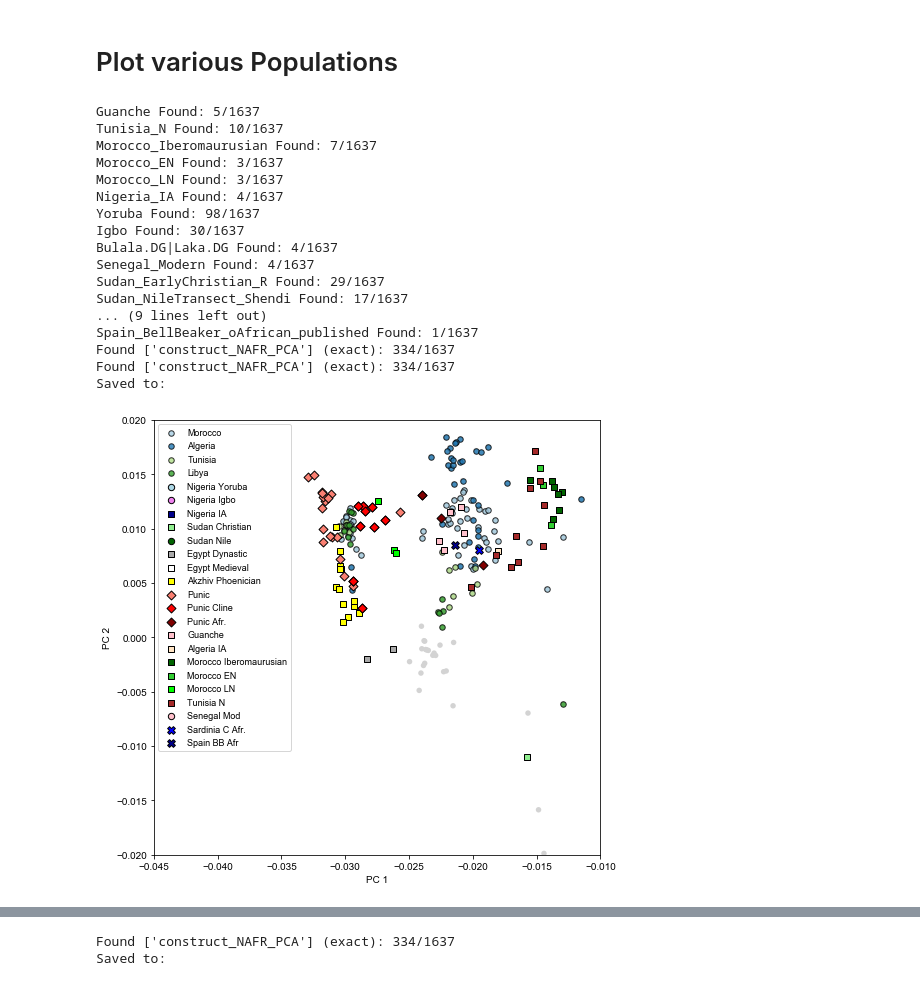
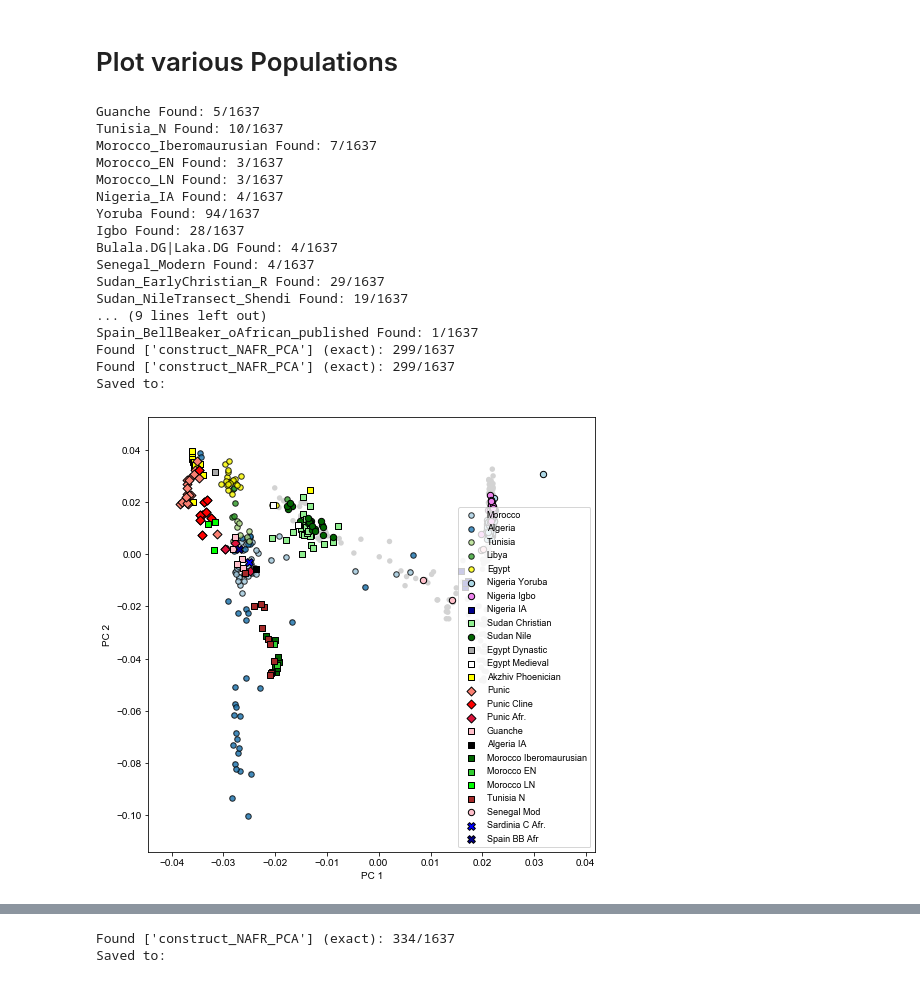
Before and after one commit to hringbauer/punic_aDNA, a Jupyter notebook: notebooks/pca/plot_pca_nafr.ipynb, the cells around one changed output, grey strips where cells are left out. Saved outputs shown, nothing was run; the diff lists cells and outputs as text; code cells hidden in the pictures.

```diff
--- a/notebooks/pca/plot_pca_nafr.ipynb
+++ b/notebooks/pca/plot_pca_nafr.ipynb
@@ -84,22 +84,22 @@ def split_up_df(df, col="loc"):
 ### Plotting PCA
 
 def plot_pca(ax, df, c="gray", alpha=1.0, legend="", marker="o",
-             s=30, ec=None, text=False):
+             s=30, ec=None, text=False, pcs=["pc1", "pc3"]):
     """Plot PCA onto Axis"""
-    ax.scatter(-df["pc1"], df["pc2"], c=c, alpha=alpha, label=legend,
+    ax.scatter(-df[pcs[0]], df[pcs[1]], c=c, alpha=alpha, label=legend,
                ec=ec, s=s, marker=marker)
     if text:
-        x, y = -df["pc1"].values, df["pc2"].values
+        x, y = -df[pcs[0]].values, df[pcs[1]].values
         for i, txt in enumerate(df["iid"]):
             ax.annotate(txt, (x[i], y[i]), ha="left", va="bottom", c=c)
 
 def plot_pca_ho(ax, df, c="gray", alpha=1.0, legend="", marker="o",
-                s=30, ec=None, text=False):
+                s=30, ec=None, text=False, pcs=["pc1", "pc3"]):
     """Plot PCA onto Axis"""
-    ax.scatter(-df["pc1"], df["pc2"], c=c, alpha=alpha, label=legend,
+    ax.scatter(-df[pcs[0]], df[pcs[1]], c=c, alpha=alpha, label=legend,
                ec=ec, s=s, marker=marker)
     if text:
-        x, y = -df["pc1"].values, df["pc2"].values
+        x, y = -df[pcs[0]].values, df[pcs[1]].values
         for i in range(len(df)):
             if text==True:
                 txt = df["iid"].values[i]
@@ -158,8 +158,9 @@ def generate_pc_df(path_pca="", path_meta="", min_snp=30000):
     print(f"Filtered to {len(df)} based on duplicates")
     return df
 # %%
-# ./output/pca/v46/20210504.v46.3.construct_NAFR_PCA.smYES.outitY.evec.txt
-df = generate_pc_df(path_pca = "./output/pca/v46/20210510.v46.3.v2.construct_NAFR_PCA.smYES.outitY.evec.txt",
+# ./output/pca/v46/20210504.v46.3.construct_NAFR_PCA.smYES.outitY.evec.txt # The v1 PCA: 75 Nigeria/Sudan
+# "./output/pca/v46/20210510.v46.3.v2.construct_NAFR_PCA.smYES.outitY.evec.txt" # The v2 PCA: 60 Nigeria/Sudan/including Egypt
+df = generate_pc_df(path_pca = "./output/pca/v46/20210511.v46.3.v2.construct_NAFR_PCA.smYES.outitY.evec.txt",
                     path_meta = "/n/groups/reich/hringbauer/Data/v46.3.HO.anno.csv",
                     min_snp = 30000)
 # %% [output]
@@ -198,6 +201,7 @@ countries = ["Morocco", "Algeria", "Tunisia", "Libya",
 colors = ["#a6cee3", "#1f78b4", "#b2df8a", "#33a02c",
          "#fb9a99", "#e31a1c", "#fdbf6f", "#ff7f00",
          "#cab2d6", "#6a3d9a", "#ffff99", "#b15928"]
+pcs=["pc1","pc3"]
 
 df_ho = get_sub_pops_exact(df, pop_list=["construct_NAFR_PCA"])
 
@@ -205,12 +209,13 @@ df_ho = get_sub_pops_exact(df, pop_list=["construct_NAFR_PCA"])
 
 plt.figure(figsize=(8,8))
 ax = plt.gca()
-plot_pca_ho(ax, df_ho, c="lightgray", text=False)
+plot_pca_ho(ax, df_ho, c="lightgray", text=False, pcs=pcs)
 
 for i, c in enumerate(countries):
     df_t = df_ho[df_ho["country"]==c]
     print(f"{c}: {len(df_t)}")
-    plot_pca_ho(ax, df_t, c=colors[i], legend=c, text=False, ec="k", alpha=0.8)
+    plot_pca_ho(ax, df_t, c=colors[i], legend=c,
+                text=False, ec="k", alpha=0.8, pcs=pcs)
 ax.legend(loc="lower left")
 save_pca_fig(savepath="")
 
@@ -311,8 +284,8 @@ ax = plt.gca()
 plot_pca_ho(ax, df_ho, c="lightgray", text=False)
 
 ############################################
-countries = ["Morocco", "Algeria", "Tunisia", "Libya"]
-colors = ["#a6cee3", "#1f78b4", "#b2df8a", "#33a02c"]
+countries = ["Morocco", "Algeria", "Tunisia", "Libya", "Egypt"]
+colors = ["#a6cee3", "#1f78b4", "#b2df8a", "#33a02c", "yellow"]
 df_ho = get_sub_pops_exact(df, pop_list=["construct_NAFR_PCA"])
 
 for i, c in enumerate(countries):
@@ -334,46 +307,46 @@ plot_pca(ax, df_eg_med, c="white", legend="Egypt Medieval", s=40, ec="k", marker
 plot_pca(ax, df_phoen, c="yellow", legend="Akzhiv Phoenician", s=40, ec="k", marker='s')
 plot_pca(ax, df_pun, c="salmon", legend="Punic", s=40, ec="k", marker='D')
 plot_pca(ax, df_pun_cline, c="red", legend="Punic Cline", s=40, ec="k", marker='D')
-plot_pca(ax, df_pun_afr, c="maroon", legend="Punic Afr.", s=40, ec="k", marker='D')
+plot_pca(ax, df_pun_afr, c="crimson", legend="Punic Afr.", s=40, ec="k", marker='D')
 
 
 plot_pca(ax, df_guanche, c="pink", legend="Guanche", s=40, ec="k", marker='s')
-plot_pca(ax, df_alg_ia, c="bisque", legend="Algeria IA", s=40, ec="k", marker='s')
+plot_pca(ax, df_alg_ia, c="black", legend="Algeria IA", s=40, ec="k", marker='s')
 
 plot_pca(ax, df_ib, c="darkgreen", legend="Morocco Iberomaurusian", s=40, ec="k", marker='s')
 plot_pca(ax, df_mor_en, c="limegreen", legend="Morocco EN", s=40, ec="k", marker='s')
 plot_pca(ax, df_mor_ln, c="lime", legend="Morocco LN", s=40, ec="k", marker='s')
 
 plot_pca(ax, df_tun_n, c="brown", legend="Tunisia N", s=40, ec="k", marker='s')
 plot_pca(ax, df_cha_mo, c="pink", legend="Senegal Mod", s=40, ec="k", marker='o')
 
 plot_pca(ax, df_sic_afr, c="blue", legend="Sardinia C Afr.", s=60, ec="k", marker='X')
 plot_pca(ax, df_spain_afr, c="darkblue", legend="Spain BB Afr", s=60, ec="k", marker='X')
 
-ax.set_xlim([-0.045, -0.01])
-ax.set_ylim([-0.02, 0.02])
+#ax.set_xlim([-0.04, -0.005])
+#ax.set_ylim([-0.015, 0.03])
 
-ax.legend(loc="upper left", fontsize=9)
+ax.legend(loc="lower right", fontsize=9)
 ax.set_xlabel("PC 1")
 ax.set_ylabel("PC 2")
 save_pca_fig(savepath="")
 plt.show()
 # %% [output]
 Guanche Found: 5/1637
 Tunisia_N Found: 10/1637
 Morocco_Iberomaurusian Found: 7/1637
 Morocco_EN Found: 3/1637
 Morocco_LN Found: 3/1637
 Nigeria_IA Found: 4/1637
-Yoruba Found: 98/1637
-Igbo Found: 30/1637
+Yoruba Found: 94/1637
+Igbo Found: 28/1637
 Bulala.DG|Laka.DG Found: 4/1637
 Senegal_Modern Found: 4/1637
 Sudan_EarlyChristian_R Found: 29/1637
-Sudan_NileTransect_Shendi Found: 17/1637
+Sudan_NileTransect_Shendi Found: 19/1637
 ... (9 lines left out)
 Spain_BellBeaker_oAfrican_published Found: 1/1637
-Found ['construct_NAFR_PCA'] (exact): 334/1637
-Found ['construct_NAFR_PCA'] (exact): 334/1637
+Found ['construct_NAFR_PCA'] (exact): 299/1637
+Found ['construct_NAFR_PCA'] (exact): 299/1637
 Saved to:
-[figure, old version]
+[figure, new version]
```
Also changed, not shown: parts of 11 cells of this notebook, 1 other file.
